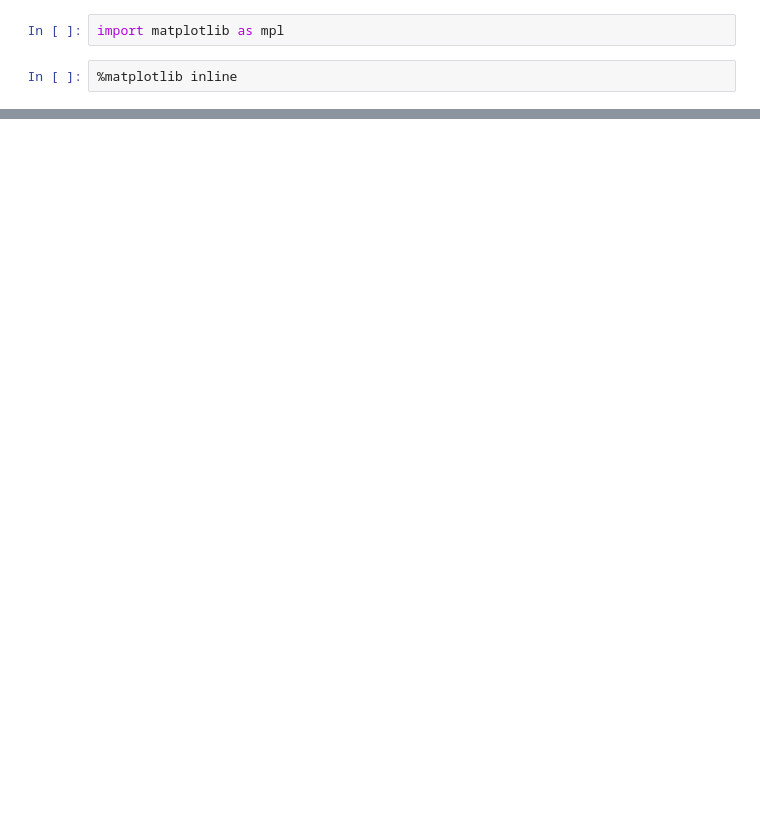
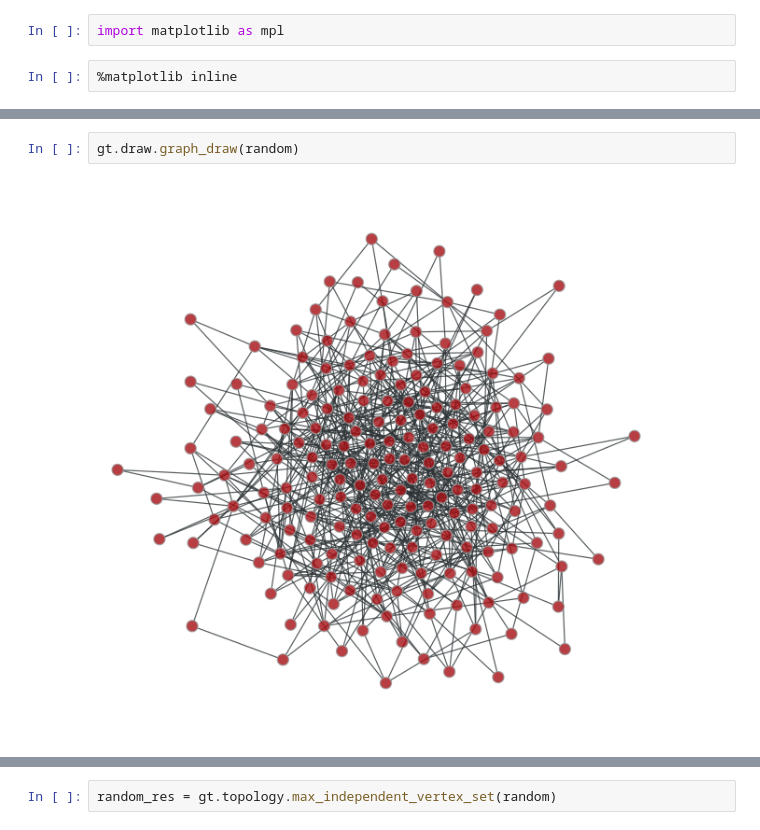
Before and after one commit to achalagarwal/Network-Optimization, a Jupyter notebook: Notebooks/Graph-Tool.ipynb, the cells around one changed output, grey strips where cells are left out. Cells and saved outputs as stored; diff of their text form; blank space fills up the shorter version.

```diff
--- a/Notebooks/Graph-Tool.ipynb
+++ b/Notebooks/Graph-Tool.ipynb
@@ -60,0 +91,4 @@ gt.
+# %%
+gt.draw.graph_draw(random)
+# %% [output]
+[figure, added]
@@ -60,0 +96,2 @@ gt.
+# %%
+random_res = gt.topology.max_independent_vertex_set(random)
```
Also changed, not shown: parts of 26 cells of this notebook.
